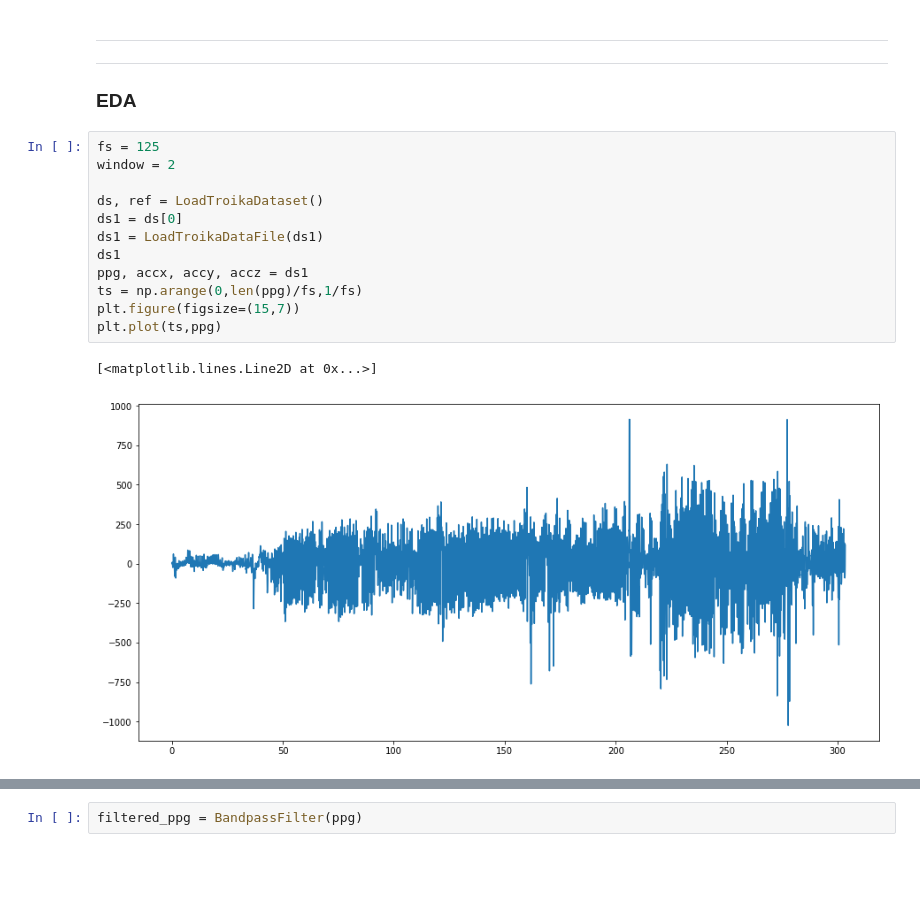
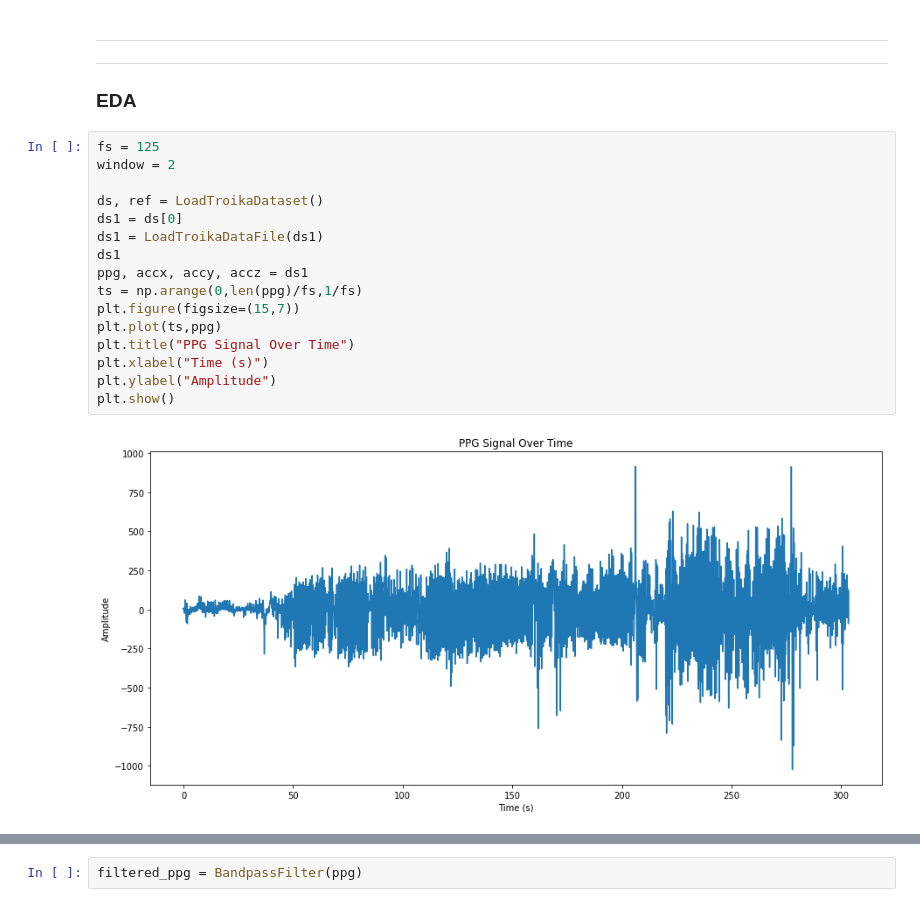
Before and after one commit to ElliotY-ML/Heart_Rate_Estimation_PPG_Acc, a Jupyter notebook: Part I Pulse Rate Algorithm/pulse_rate_EY_completed.ipynb, the cells around one changed output, grey strips where cells are left out. Drawn from its saved outputs; the diff is of its cells as text; blank space fills up the shorter version.

Commit message:
feat: Add chart labels to Part I Pulse Rate Algorithm/pulse_rate_EY_completed.ipynb

```diff
--- a/Part I Pulse Rate Algorithm/pulse_rate_EY_completed.ipynb
+++ b/Part I Pulse Rate Algorithm/pulse_rate_EY_completed.ipynb
@@ -348,18 +348,21 @@ You will now go to **Test Your Algorithm** to apply a unit test to confirm that
 # %%
 fs = 125
 window = 2
 
 ds, ref = LoadTroikaDataset()
 ds1 = ds[0]
 ds1 = LoadTroikaDataFile(ds1)
 ds1
 ppg, accx, accy, accz = ds1
 ts = np.arange(0,len(ppg)/fs,1/fs)
 plt.figure(figsize=(15,7))
 plt.plot(ts,ppg)
+plt.title("PPG Signal Over Time")
+plt.xlabel("Time (s)")
+plt.ylabel("Amplitude")
+plt.show()
 # %% [output]
-[<matplotlib.lines.Line2D at 0x...>]
-[figure, old version]
+[figure, new version]
 # %%
 errors, confidence= RunPulseRateAlgorithm(ds[0],ref[0])
 confidence
```
Also changed, not shown: parts of 6 cells of this notebook.
